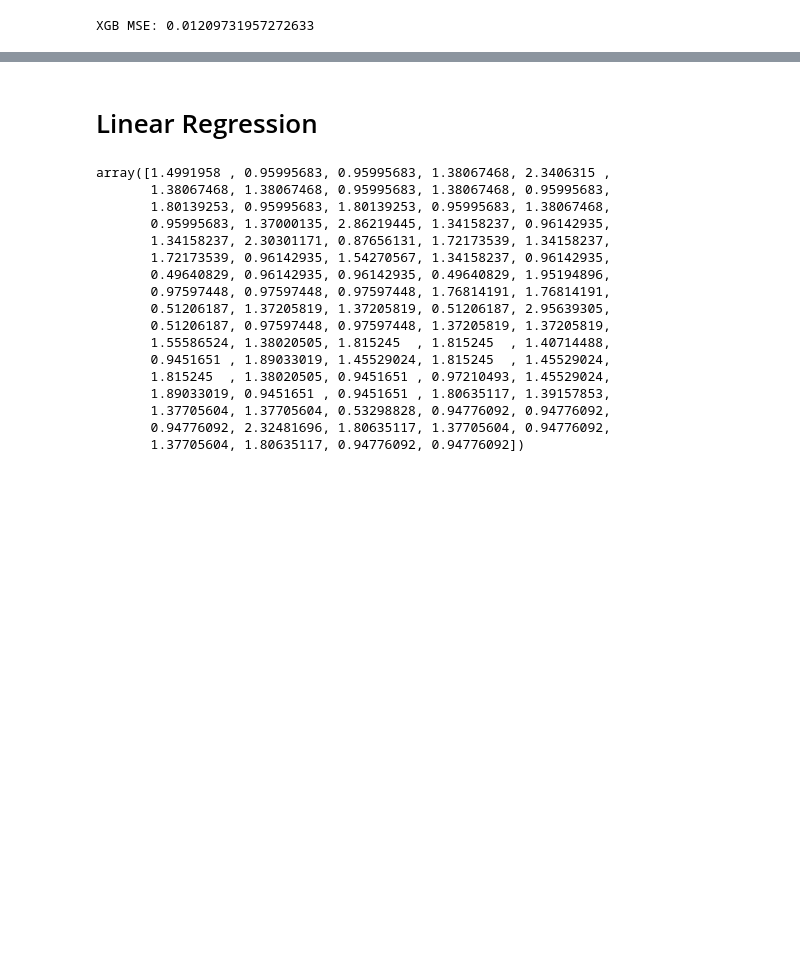
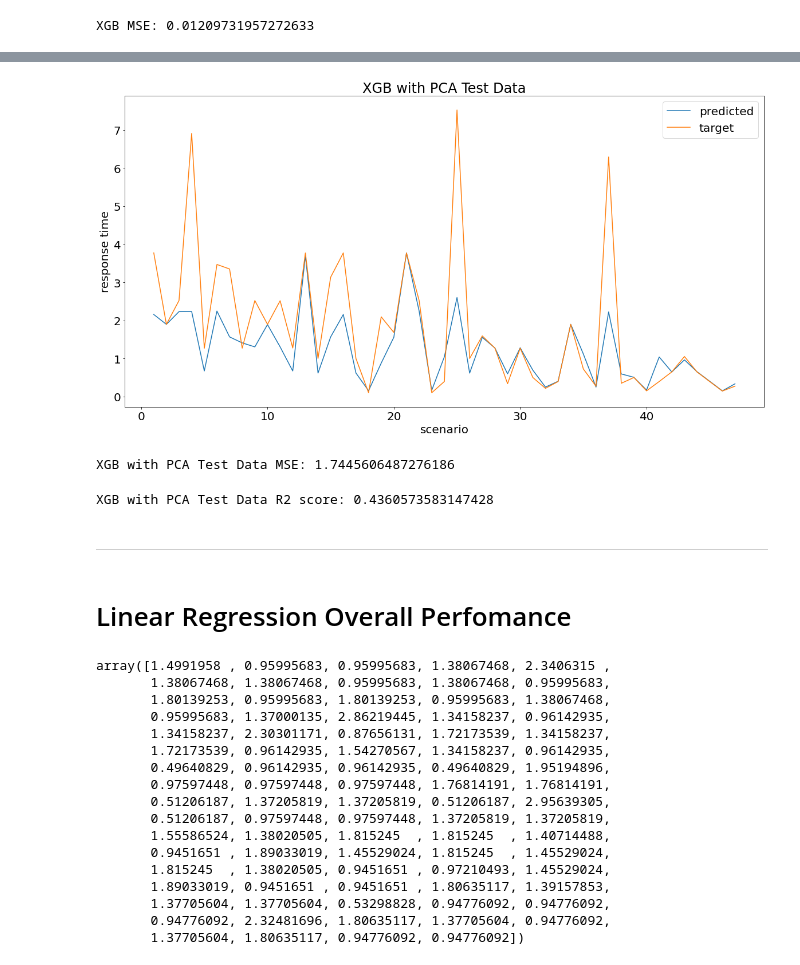
Before and after one commit to rodrigoney/ml-sdn-dado, a Jupyter notebook: training_models.ipynb, the cells around one changed output, grey strips where cells are left out. Cells and saved outputs as stored; diff of their text form; code cells hidden in the pictures; blank space fills up the shorter version.

```diff
--- a/training_models.ipynb
+++ b/training_models.ipynb
@@ -51 +53,5 @@ pca_train = pca.fit_transform(train)
+# %%
+pca = PCA(n_components=6)
+pca_train = pca.fit_transform(train)
+pca_test_predict = pca.transform(test_predict)
 # %% [markdown]
@@ -125,0 +172,5 @@ XGB with PCA R2 score: 0.6538393384502376
+# %%
+xgb_pca_test_model = xgb.XGBRegressor()
+xgb_pca_fit_model = xgb_pca_test_model.fit(pca_train, target)
+xgb_pca_fit_y_pred = xgb_pca_fit_model.predict(pca_test_predict)
+xgb_pca_fit_y_pred
@@ -126,5 +188,21 @@ XGB with PCA R2 score: 0.6538393384502376
+# %%
+plot_predicted_and_target(test_target, xgb_pca_fit_y_pred, 'XGB with PCA Test Data')
+# %% [output]
+[figure, added]
+# %%
+xgb_pca_fit_mse, xgb_pca_fi_mse_raw = get_MSE(test_target, xgb_pca_fit_y_pred)
+print("XGB with PCA Test Data MSE: {}".format(xgb_pca_fit_mse))
+# %% [output]
+XGB with PCA Test Data MSE: 1.7445606487276186
+# %%
+r2_pca_fit_xgb = r2_score(test_target, xgb_pca_fit_y_pred)
+print("XGB with PCA Test Data R2 score:", r2_pca_fit_xgb)
+# %% [output]
+XGB with PCA Test Data R2 score: 0.4360573583147428
+# %% [markdown]
+-------
 # %% [markdown]
-# Linear Regression
+# Linear Regression Overall Perfomance
 # %%
 reg_model = LinearRegression(positive=True, fit_intercept=False)
 reg_y_pred = cvp(reg_model, train, target, cv = 5, n_jobs = 1)
```
Also changed, not shown: parts of 52 cells of this notebook, 2 other files.
